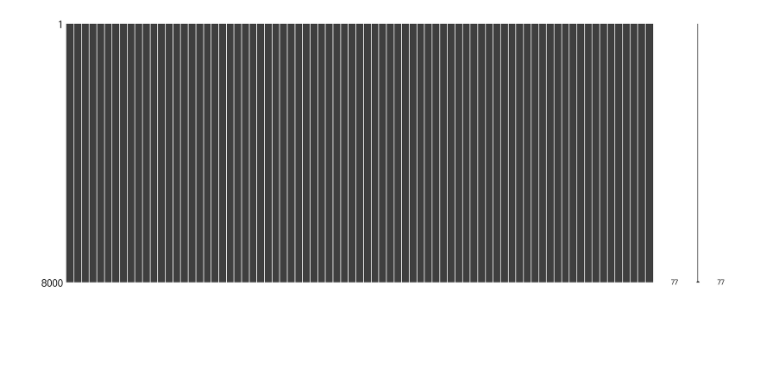
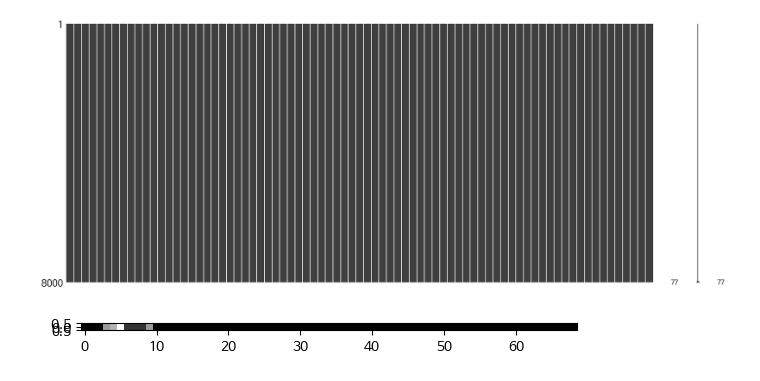
Before and after one commit to ancestor9/Gyeongbok-AI-study, a Jupyter notebook: 2025/도장깨기/06_Feature_Engineering_Extraction_Consumer_Behavior_Analysis.ipynb, the cells around one changed output. Saved outputs shown, nothing was run; the diff lists cells and outputs as text; code cells hidden in the pictures; blank space fills up the shorter version.

```diff
--- a/2025/도장깨기/06_Feature_Engineering_Extraction_Consumer_Behavior_Analysis.ipynb
+++ b/2025/도장깨기/06_Feature_Engineering_Extraction_Consumer_Behavior_Analysis.ipynb
@@ -648,3 +648,22 @@ msno.matrix(df_merged)
 # %% [output]
 <Axes: >
 [figure]
+# %%
+# Assuming df_encoded[:1] represents a single image's pixel data
+# Reshape it to a 2D array assuming a square image for visualization
+image_data = df_encoded[:1].select_dtypes(include=np.number) # Select only numeric columns
+image_data = image_data.values.astype(np.float64) #Convert to numpy array and change dtype to float
+
+# Get the dimensions for reshaping (assuming a square image)
+num_pixels = image_data.shape[1]
+image_side = int(np.sqrt(num_pixels)) # Calculate size for square
+
+# Reshape the data for display
+# image_data = image_data.reshape(image_side, image_side) #Reshape for visualization
+
+
+# Display the image using matplotlib
+plt.imshow(image_data, cmap='gray')
+plt.show()
+# %% [output]
+[figure, added]
```
Also changed, not shown: parts of 3 cells of this notebook.
